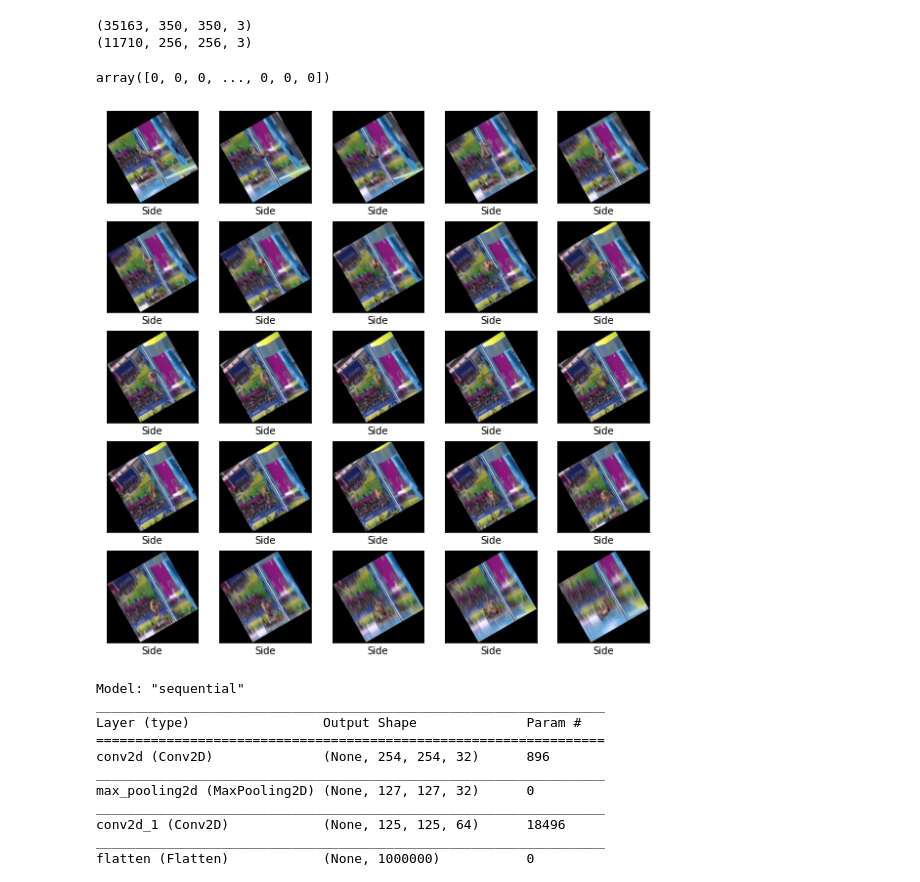
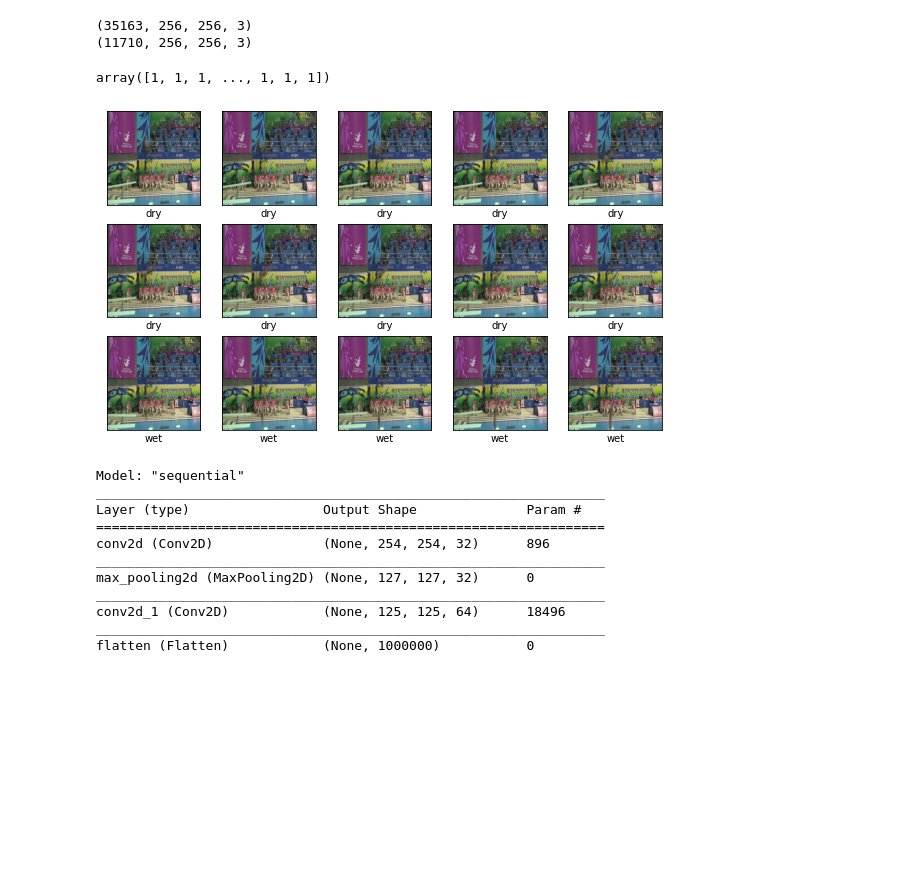
Before and after one commit to proohit/deep-learning-team6, a Jupyter notebook: 2a/preprocessing.ipynb, the cells around one changed output. Cells and saved outputs as stored; diff of their text form; code cells hidden in the pictures; blank space fills up the shorter version.

```diff
--- a/2a/preprocessing.ipynb
+++ b/2a/preprocessing.ipynb
@@ -55,7 +58,7 @@ def encode_position(label):
 # %%
 import cv2
 import numpy as np
-class_names = ['Side', 'Front', 'Upwards', 'Downwards']
+class_names = ['wet', 'dry']
 from scipy.ndimage import rotate
 
 def get_augmented_frames(frame):
@@ -73,6 +76,12 @@ def preprocess_frame(frame):
     frame = cv2.resize(frame, (256,256))
     return frame
 
+def get_label_for_frame(frame_number, cut_frame):
+    if(frame_number >= cut_frame):
+        return 0
+    else:
+        return 1
+
 def get_frames_labels(data):
     frames = []
     labels = []
@@ -80,22 +89,25 @@ def get_frames_labels(data):
     augmented_labels = []
     for file in data.iloc():
         file_path = file['file_path']
-        label = encode_position('Side')
+        cutframe = file['cut_frame']
 
         # Playing video from file:
         cap = cv2.VideoCapture(file['file_path'])
+        currentFrame = 0
         success, frame = cap.read()
 
         while(success):
+            label = get_label_for_frame(currentFrame, cutframe)
             frame = preprocess_frame(frame)
-            current_augmented_frames = get_augmented_frames(frame)
-            # correct appending
-            augmented_frames = augmented_frames + current_augmented_frames
-            for i in augmented_frames:
-                augmented_labels.append(label)
+
+#             current_augmented_frames = get_augmented_frames(frame)
+#             augmented_frames = augmented_frames + current_augmented_frames
+#             for i in augmented_frames:
+#                 augmented_labels.append(label)
             frames.append(frame)
             labels.append(label)
-            # Capture frame by frame
+
+            currentFrame += 1
             success, frame = cap.read()
 
         cap.release()
@@ -107,32 +119,34 @@ test_frames, test_labels, augmented_test_frames, augmented_test_labels = get_fra
 # %%
 import tensorflow as tf
 import numpy as np
 import matplotlib.pyplot as plt
 
-train_images = np.array(augmented_training_frames)
-train_labels = np.array(augmented_training_labels)
+train_images = np.array(training_frames)
+train_labels = np.array(training_labels)
 test_images = np.array(test_frames)
 test_labels = np.array(test_labels)
 
 print(train_images.shape)
 print(test_images.shape)
 display(train_labels)
 plt.figure(figsize=(10,10))
-for i in range(25):
-    plt.subplot(5,5,i+1)
+first_image = 50
+last_image = 65
+for i in range(first_image, last_image):
+    plt.subplot(5,5,i-first_image+1)
     plt.xticks([])
     plt.yticks([])
     plt.grid(False)
     plt.imshow(train_images[i], cmap=plt.cm.binary)
     # The CIFAR labels happen to be arrays,
     # which is why you need the extra index
     plt.xlabel(class_names[train_labels[i]])
 plt.show()
 # %% [output]
-(35163, 350, 350, 3)
+(35163, 256, 256, 3)
 (11710, 256, 256, 3)
-array([0, 0, 0, ..., 0, 0, 0])
+array([1, 1, 1, ..., 1, 1, 1])
-[figure, old version]
+[figure, new version]
 # %%
 from tensorflow.keras import layers, models, regularizers
 model = models.Sequential()
```
Also changed, not shown: parts of 2 cells of this notebook, 1 other file.
